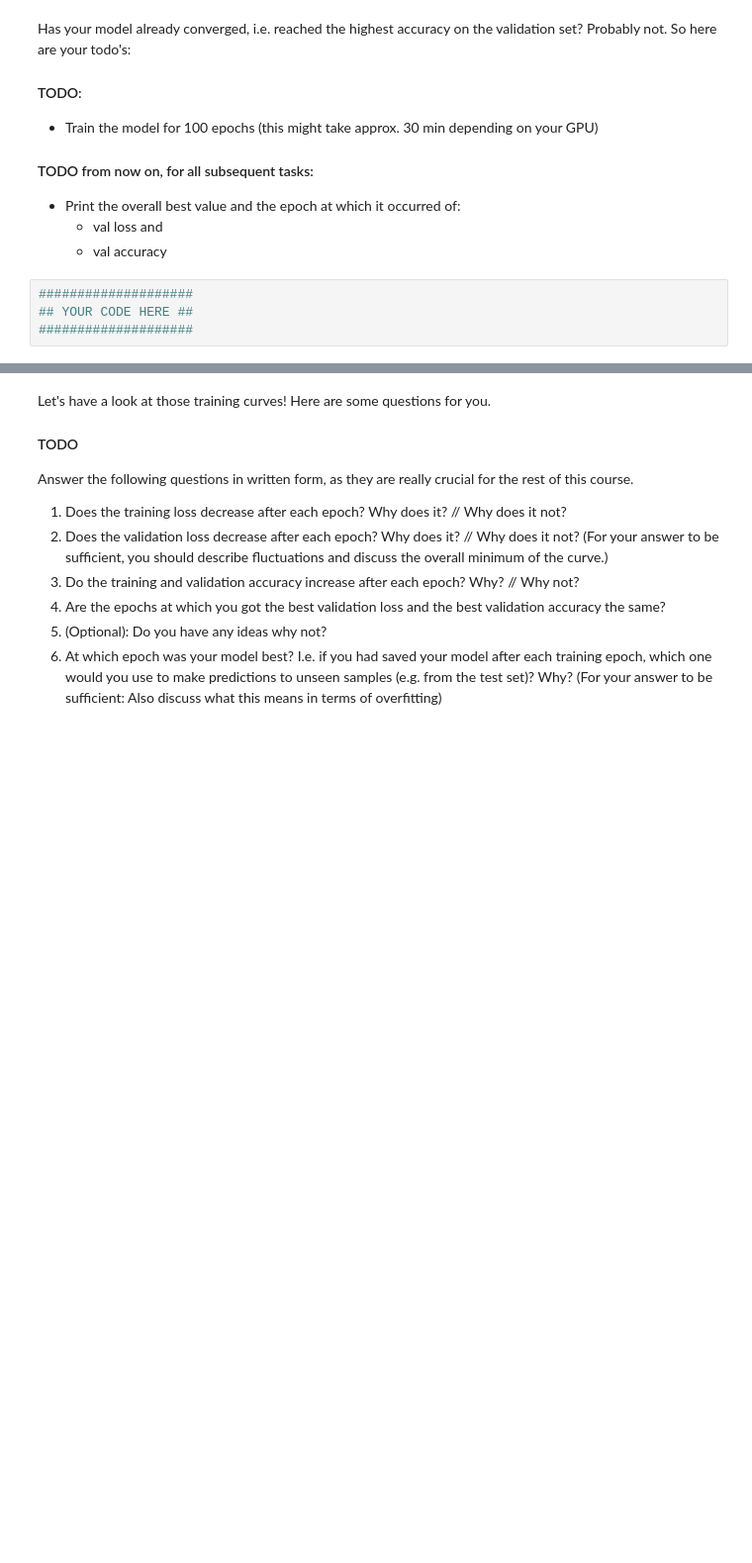
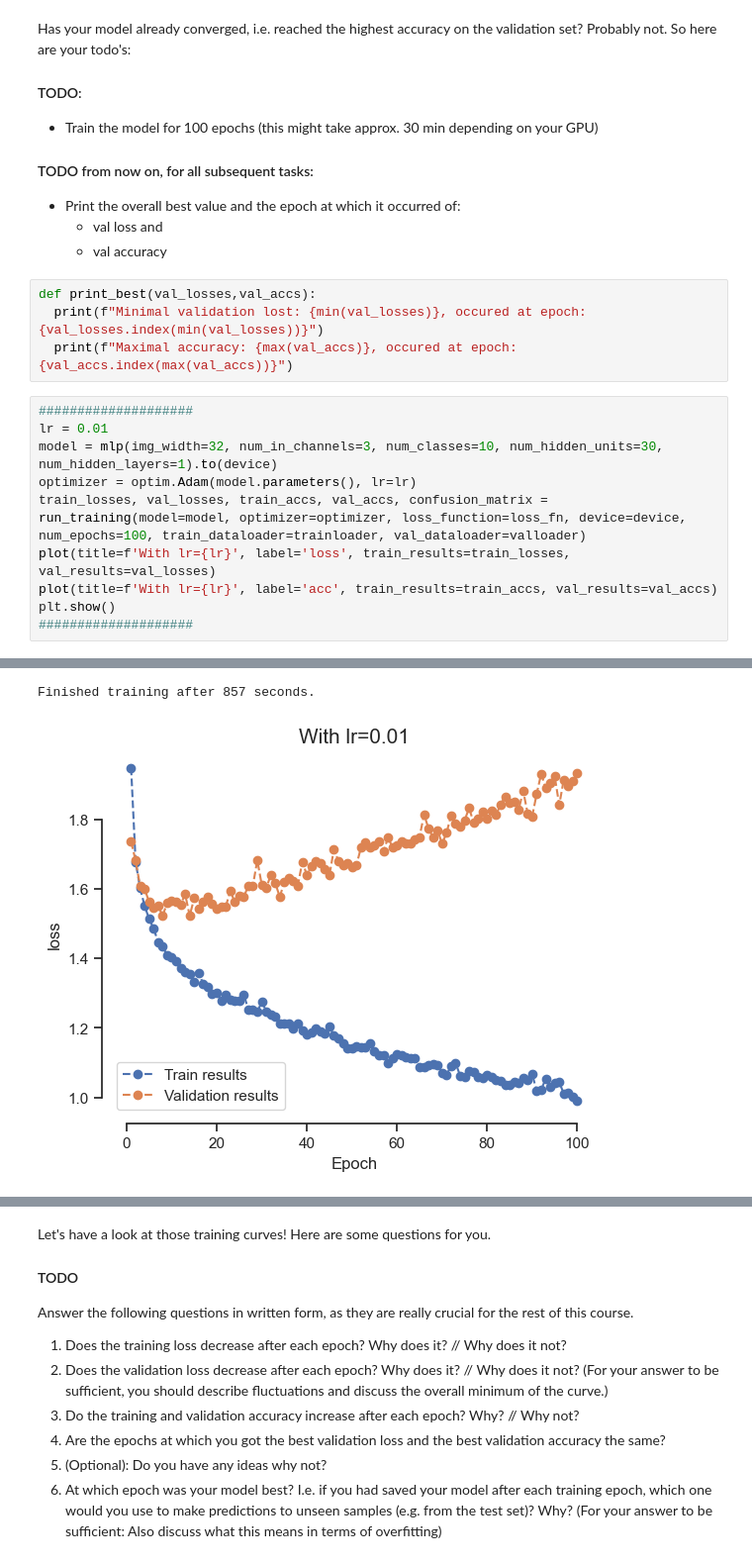
Before and after one commit to simonblaue/Deep-Learning-for-Computer-Vision, a Jupyter notebook: Exercise2/Ex2_2022.ipynb, the cells around one changed output, grey strips where cells are left out. Shown at 99% size. Saved outputs shown, nothing was run; the diff lists cells and outputs as text; blank space fills up the shorter version.

```diff
--- a/Exercise2/Ex2_2022.ipynb
+++ b/Exercise2/Ex2_2022.ipynb
@@ -599,7 +623,18 @@ Has your model already converged, i.e. reached the highest accuracy on the valid
 - Print the overall best value and the epoch at which it occurred of:
     - val loss and
     - val accuracy
-# %%
-####################
-## YOUR CODE HERE ##
-####################
+# %%
+def print_best(val_losses,val_accs):
+  print(f"Minimal validation lost: {min(val_losses)}, occured at epoch: {val_losses.index(min(val_losses))}")
+  print(f"Maximal accuracy: {max(val_accs)}, occured at epoch: {val_accs.index(max(val_accs))}")
+# %%
+####################
+lr = 0.01
+model = mlp(img_width=32, num_in_channels=3, num_classes=10, num_hidden_units=30, num_hidden_layers=1).to(device)
+optimizer = optim.Adam(model.parameters(), lr=lr)
+train_losses, val_losses, train_accs, val_accs, confusion_matrix = run_training(model=model, optimizer=optimizer, loss_function=loss_fn, device=device, num_epochs=100, train_dataloader=trainloader, val_dataloader=valloader)
+plot(title=f'With lr={lr}', label='loss', train_results=train_losses, val_results=val_losses)
+plot(title=f'With lr={lr}', label='acc', train_results=train_accs, val_results=val_accs)
+plt.show()
+####################
+# %% [output]
@@ -605,0 +642,2 @@ Has your model already converged, i.e. reached the highest accuracy on the valid
+Finished training after 857 seconds.
+[figure, added]
```
Also changed, not shown: parts of 31 cells of this notebook, 7 other files.
